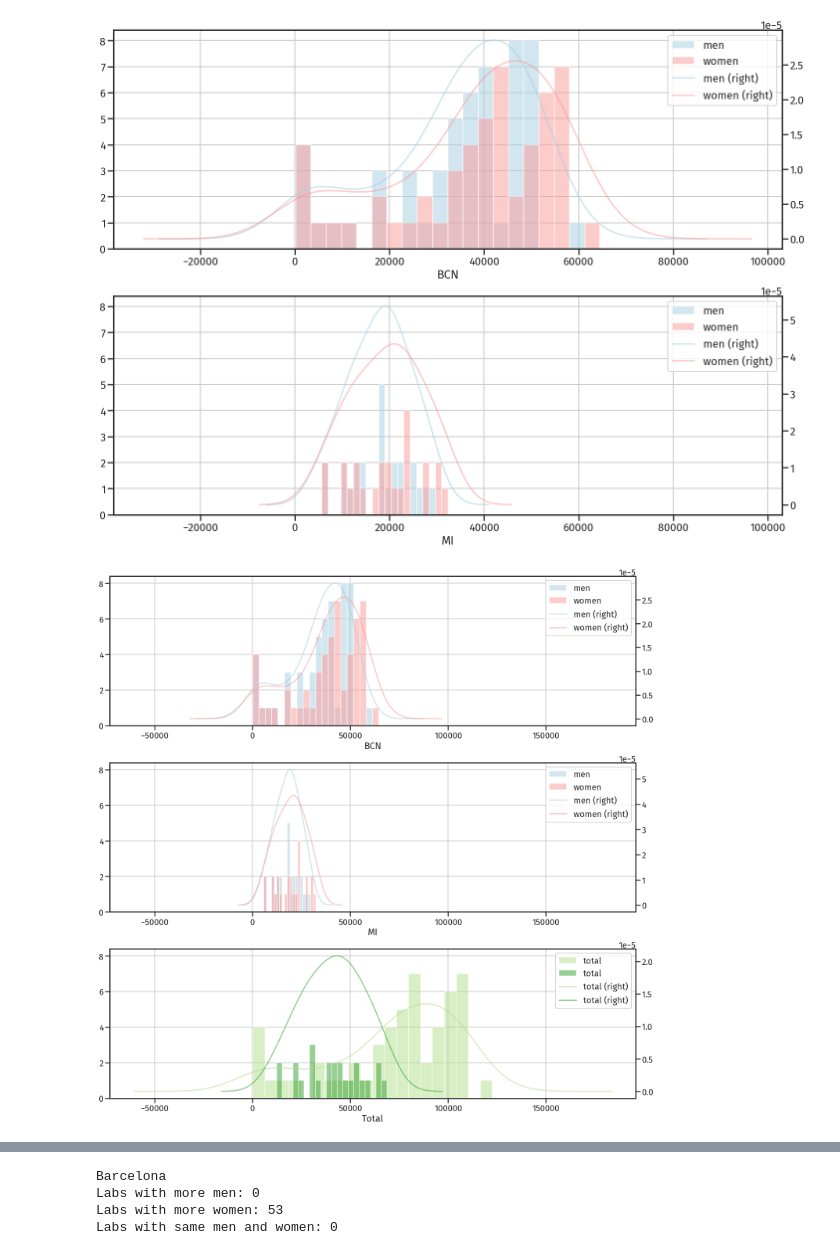
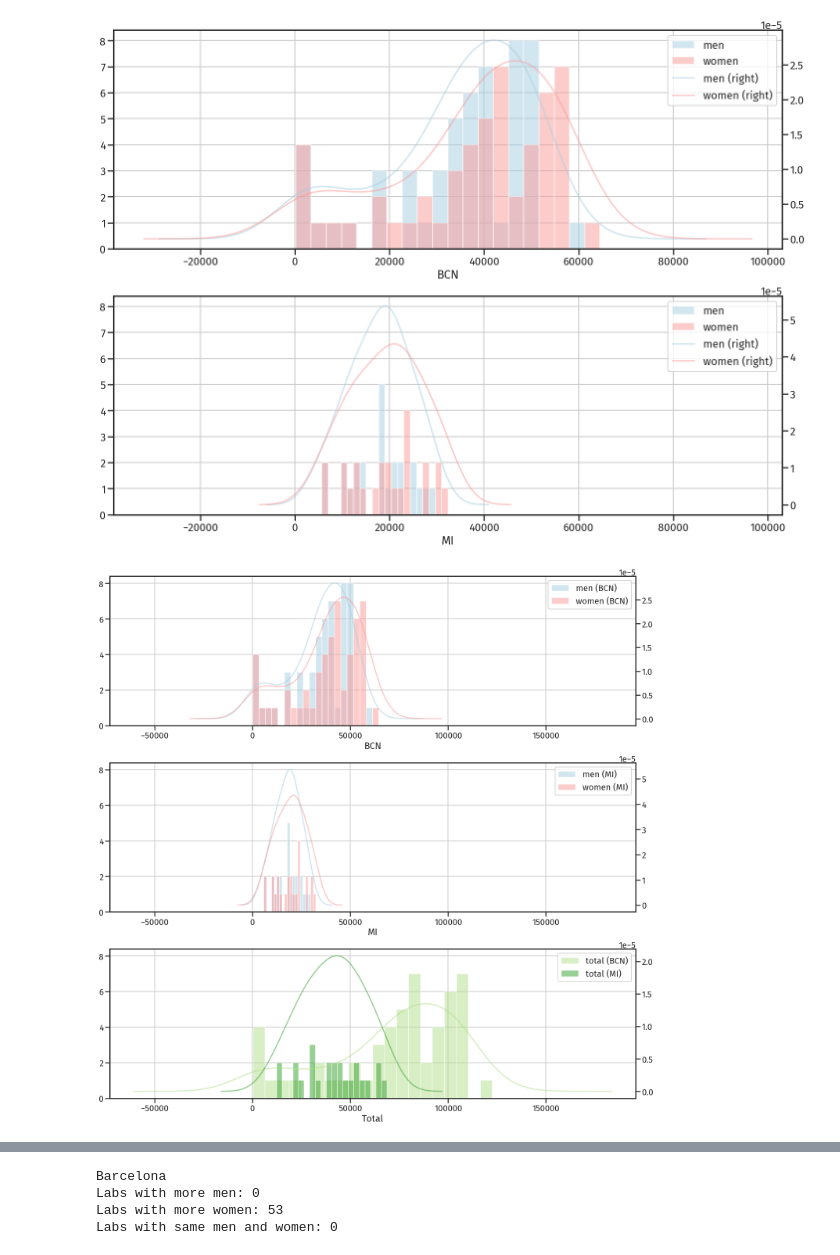
Before and after one commit to openp2pdesign/labs_access_analysis, a Jupyter notebook: 07_Population_facebook_data_overview.ipynb, the cells around one changed output, grey strips where cells are left out. Cells and saved outputs as stored; diff of their text form; code cells hidden in the pictures.

Commit message:
Fix legends in 07

```diff
--- a/07_Population_facebook_data_overview.ipynb
+++ b/07_Population_facebook_data_overview.ipynb
@@ -137,36 +137,39 @@ figure, axes = plt.subplots(3, 1, figsize=(20,20))
 
 data_esp[["men", "women"]].plot(kind="hist", bins=20, alpha=0.5, color=colors2, ax=axes[0])
 data_esp[["men", "women"]].plot(kind="kde", secondary_y=True, alpha=0.5, color=colors2, ax=axes[0])
+axes[0].legend(["men (BCN)", "women (BCN)"]);
 axes[0].set_xlabel('BCN')
 axes[0].set_ylabel('')
 axes[0].grid()
 
 data_ita[["men", "women"]].plot(kind="hist", bins=20, alpha=0.5, color=colors2, ax=axes[1])
 data_ita[["men", "women"]].plot(kind="kde", secondary_y=True, alpha=0.5, color=colors2, ax=axes[1])
+axes[1].legend(["men (MI)", "women (MI)"]);
 axes[1].set_xlabel('MI')
 axes[1].set_ylabel('')
 axes[1].grid()
 
 data_esp[["total"]].plot(kind="hist", bins=20, alpha=0.5, color=colors2c[0], ax=axes[2])
 data_ita[["total"]].plot(kind="hist", bins=20, alpha=0.5, color=colors2c[1], ax=axes[2])
 data_esp[["total"]].plot(kind="kde", secondary_y=True, alpha=0.5, color=colors2c[0], ax=axes[2])
 data_ita[["total"]].plot(kind="kde", secondary_y=True, alpha=0.5, color=colors2c[1], ax=axes[2])
+axes[2].legend(["total (BCN)", "total (MI)"]);
 axes[2].set_xlabel('Total')
 axes[2].set_ylabel('')
 axes[2].grid()
 
 axes[0].set_xlim(axes[2].get_xlim())
 axes[0].set_ylim(axes[0].get_ylim())
 axes[1].set_xlim(axes[2].get_xlim())
 axes[1].set_ylim(axes[0].get_ylim())
 axes[2].set_xlim(axes[2].get_xlim())
 axes[2].set_ylim(axes[0].get_ylim())
 
 plt.tight_layout()
 plt.savefig("svg" + os.sep + "labs_esp_ita_fbpop_overview_menwomentotal_differentbarkdechart.svg", bbox_inches="tight")
 plt.savefig("png" + os.sep + "labs_esp_ita_fbpop_overview_menwomentotal_differentbarkdechart.png", dpi=300, bbox_inches="tight")
 # %% [output]
-[figure, old version]
+[figure, new version]
 # %%
 figure, axes = plt.subplots(3, 1, figsize=(20,20))
 
```
Also changed, not shown: parts of 2 cells of this notebook, 7 other files.
